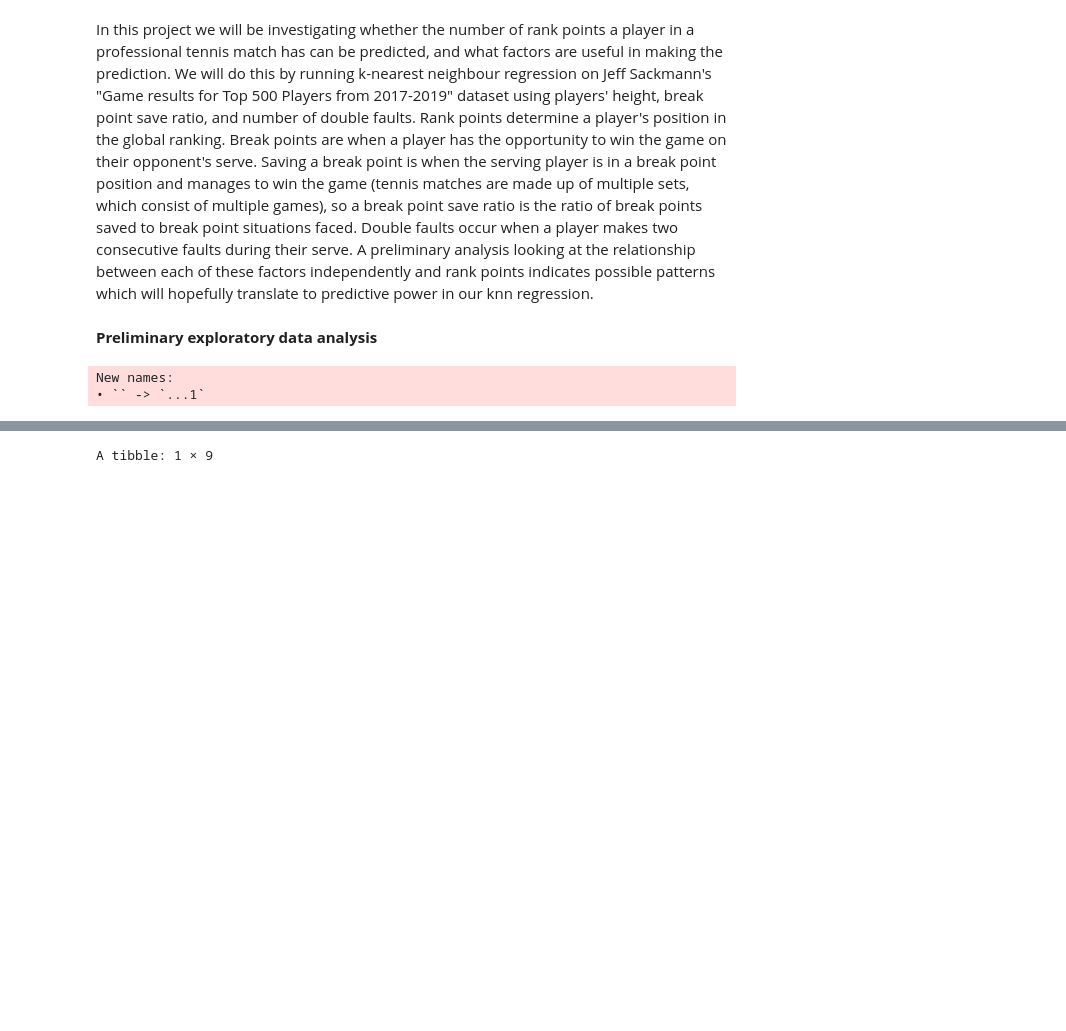
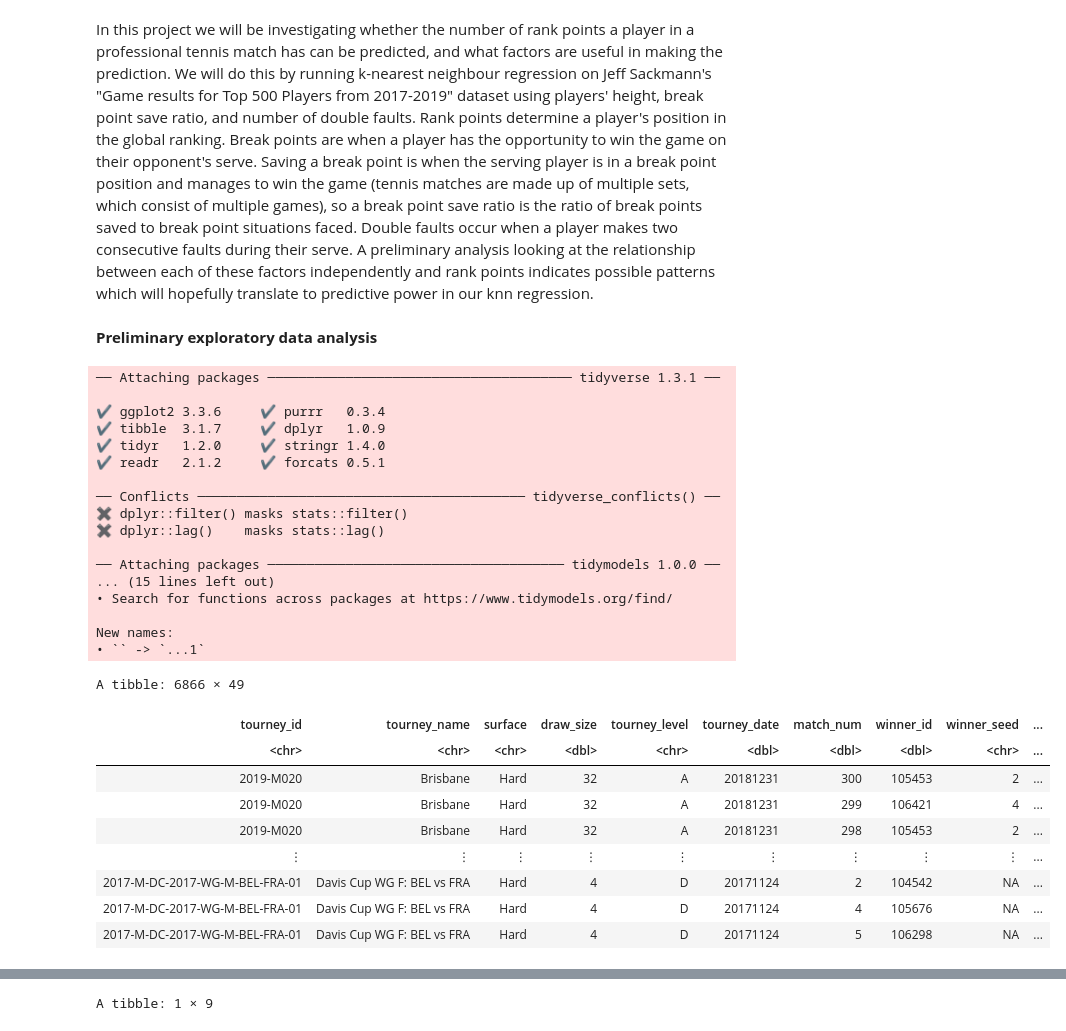
Before and after one commit to EliNAdr/DSCI-100_007-13, a Jupyter notebook: Proposal.ipynb, the cells around one changed output, grey strips where cells are left out. Saved outputs shown, nothing was run; the diff lists cells and outputs as text; code cells hidden in the pictures; blank space fills up the shorter version.

```diff
--- a/Proposal.ipynb
+++ b/Proposal.ipynb
@@ -9,15 +9,41 @@ In this project we will be investigating whether the number of rank points a pla
 # %%
 # loading data and libraries
 library(tidyverse)
 library(repr)
 library(tidymodels)
 options(repr.matrix.max.rows = 6)
 
 download.file("https://drive.google.com/uc?export=download&id=1fOQ8sy_qMkQiQEAO6uFdRX4tLI8EpSTn", "tennis_data.csv")
 tennis_data <- read_csv("tennis_data.csv", show_col_types = FALSE) |> select(-...1)
+tennis_data
 # %% [output]
+── Attaching packages ─────────────────────────────────────── tidyverse 1.3.1 ──
+
+✔ ggplot2 3.3.6     ✔ purrr   0.3.4
+✔ tibble  3.1.7     ✔ dplyr   1.0.9
+✔ tidyr   1.2.0     ✔ stringr 1.4.0
+✔ readr   2.1.2     ✔ forcats 0.5.1
+
+── Conflicts ────────────────────────────────────────── tidyverse_conflicts() ──
+✖ dplyr::filter() masks stats::filter()
+✖ dplyr::lag()    masks stats::lag()
+
+── Attaching packages ────────────────────────────────────── tidymodels 1.0.0 ──
+... (15 lines left out)
+• Search for functions across packages at https://www.tidymodels.org/find/
+
 New names:
 • `` -> `...1`
+A tibble: 6866 × 49
+| tourney_id | tourney_name | surface | draw_size | tourney_level | tourney_date | match_num | winner_id | winner_seed | ... |
+| <chr> | <chr> | <chr> | <dbl> | <chr> | <dbl> | <dbl> | <dbl> | <chr> | ... |
+| 2019-M020 | Brisbane | Hard | 32 | A | 20181231 | 300 | 105453 | 2 | ... |
+| 2019-M020 | Brisbane | Hard | 32 | A | 20181231 | 299 | 106421 | 4 | ... |
+| 2019-M020 | Brisbane | Hard | 32 | A | 20181231 | 298 | 105453 | 2 | ... |
+| ⋮ | ⋮ | ⋮ | ⋮ | ⋮ | ⋮ | ⋮ | ⋮ | ⋮ | ... |
+| 2017-M-DC-2017-WG-M-BEL-FRA-01 | Davis Cup WG F: BEL vs FRA | Hard | 4 | D | 20171124 | 2 | 104542 | NA | ... |
+| 2017-M-DC-2017-WG-M-BEL-FRA-01 | Davis Cup WG F: BEL vs FRA | Hard | 4 | D | 20171124 | 4 | 105676 | NA | ... |
+| 2017-M-DC-2017-WG-M-BEL-FRA-01 | Davis Cup WG F: BEL vs FRA | Hard | 4 | D | 20171124 | 5 | 106298 | NA | ... |
 # %%
 # prepping, selecting, and splitting relevant data
 set.seed(2132)
```
Also changed, not shown: parts of 1 cell of this notebook, 2 other files.
